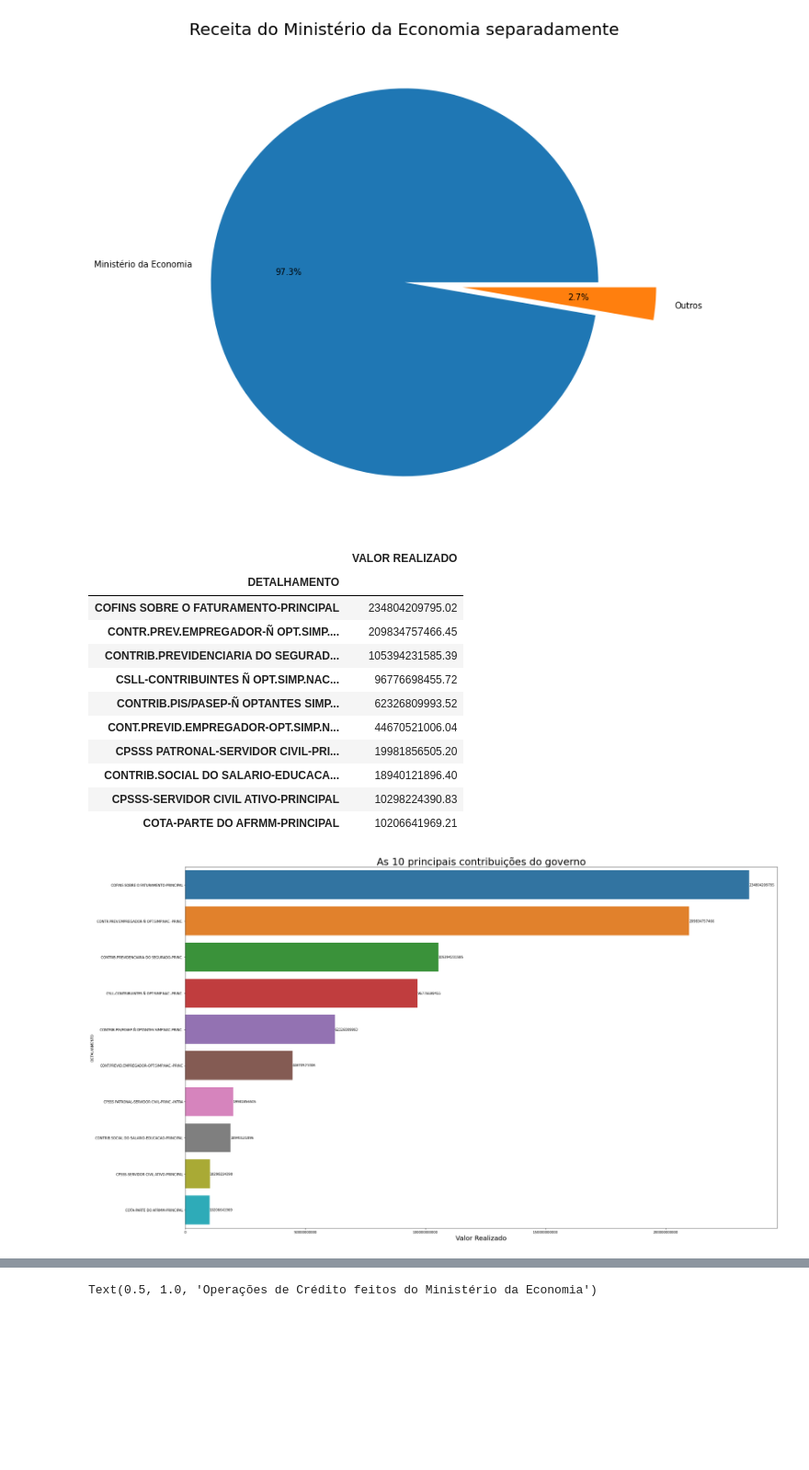
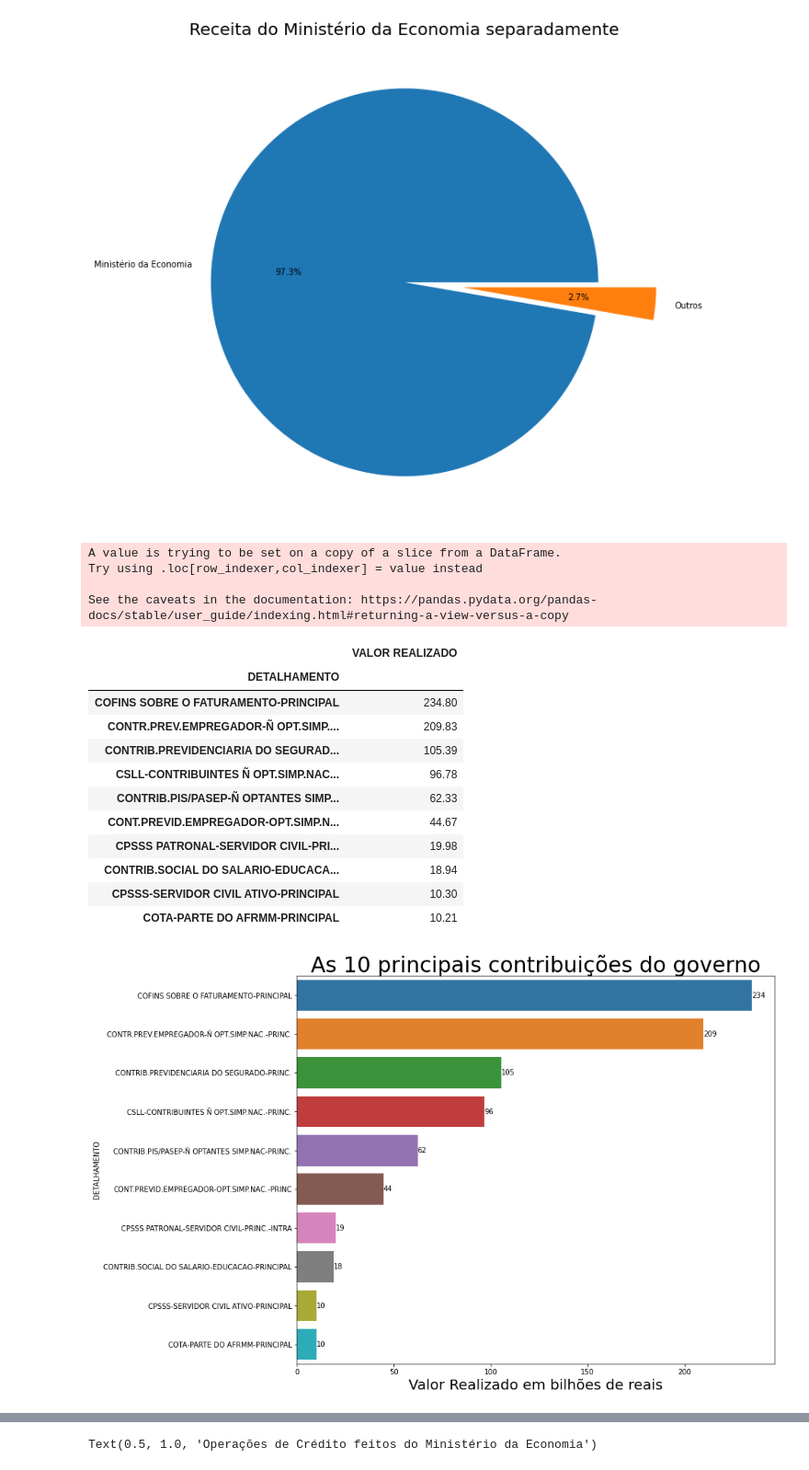
Before and after one commit to lalianza/portfolio, a Jupyter notebook: visualiza-o-receita-governo-2021.ipynb, the cells around one changed output, grey strips where cells are left out. Shown: that part at 92% size. Drawn from its saved outputs; the diff is of its cells as text; code cells hidden in the pictures; blank space fills up the shorter version.

Commit message:
Kaggle Notebook | Visualização Receita Governo 2021 | Version 3

```diff
--- a/visualiza-o-receita-governo-2021.ipynb
+++ b/visualiza-o-receita-governo-2021.ipynb
@@ -186,31 +186,36 @@ dados_21_resultado = pd.DataFrame(dados_21_resultado)
 dados_21_resultado.sort_values(by = 'VALOR REALIZADO', ascending=False, inplace=True)
 #Como existem muitos resultados, vamos ficar só com os primeiros
 dados_21_resultado_top = dados_21_resultado.head(10)
+dados_21_resultado_top['VALOR REALIZADO'] = dados_21_resultado_top['VALOR REALIZADO']/1000000000
 dados_21_resultado_top
 # %% [output]
+A value is trying to be set on a copy of a slice from a DataFrame.
+Try using .loc[row_indexer,col_indexer] = value instead
+
+See the caveats in the documentation: https://pandas.pydata.org/pandas-docs/stable/user_guide/indexing.html#returning-a-view-versus-a-copy
 |  | VALOR REALIZADO |
 | DETALHAMENTO |  |
-| COFINS SOBRE O FATURAMENTO-PRINCIPAL | 234804209795.02 |
-| CONTR.PREV.EMPREGADOR-Ñ OPT.SIMP.... | 209834757466.45 |
-| CONTRIB.PREVIDENCIARIA DO SEGURAD... | 105394231585.39 |
-| CSLL-CONTRIBUINTES Ñ OPT.SIMP.NAC... | 96776698455.72 |
-| CONTRIB.PIS/PASEP-Ñ OPTANTES SIMP... | 62326809993.52 |
-| CONT.PREVID.EMPREGADOR-OPT.SIMP.N... | 44670521006.04 |
-| CPSSS PATRONAL-SERVIDOR CIVIL-PRI... | 19981856505.20 |
-| CONTRIB.SOCIAL DO SALARIO-EDUCACA... | 18940121896.40 |
-| CPSSS-SERVIDOR CIVIL ATIVO-PRINCIPAL | 10298224390.83 |
-| COTA-PARTE DO AFRMM-PRINCIPAL | 10206641969.21 |
+| COFINS SOBRE O FATURAMENTO-PRINCIPAL | 234.80 |
+| CONTR.PREV.EMPREGADOR-Ñ OPT.SIMP.... | 209.83 |
+| CONTRIB.PREVIDENCIARIA DO SEGURAD... | 105.39 |
+| CSLL-CONTRIBUINTES Ñ OPT.SIMP.NAC... | 96.78 |
+| CONTRIB.PIS/PASEP-Ñ OPTANTES SIMP... | 62.33 |
+| CONT.PREVID.EMPREGADOR-OPT.SIMP.N... | 44.67 |
+| CPSSS PATRONAL-SERVIDOR CIVIL-PRI... | 19.98 |
+| CONTRIB.SOCIAL DO SALARIO-EDUCACA... | 18.94 |
+| CPSSS-SERVIDOR CIVIL ATIVO-PRINCIPAL | 10.30 |
+| COTA-PARTE DO AFRMM-PRINCIPAL | 10.21 |
 # %%
-ax = plt.figure(figsize=(32,20))
+ax = plt.figure(figsize=(12,10))
 
 ax = sns.barplot(data = dados_21_resultado_top, x='VALOR REALIZADO',
                   y=dados_21_resultado_top.index)
 ax.set_title('As 10 principais contribuições do governo', fontsize=30)
-ax.set_xlabel('Valor Realizado',fontsize=20)
+ax.set_xlabel('Valor Realizado em bilhões de reais',fontsize=20)
 ax.bar_label(ax.containers[0], fmt='%d', padding=0)
 ax.ticklabel_format(style='plain', axis='x')
 # %% [output]
-[figure, old version]
+[figure, new version]
 # %%
 dados_eco = dados_21[dados_21['NOME ÓRGÃO SUPERIOR'] == 'Ministério da Economia']
 dados_eco_agrupados = dados_eco.groupby(['ORIGEM RECEITA'])
```
Also changed, not shown: parts of 9 cells of this notebook.
